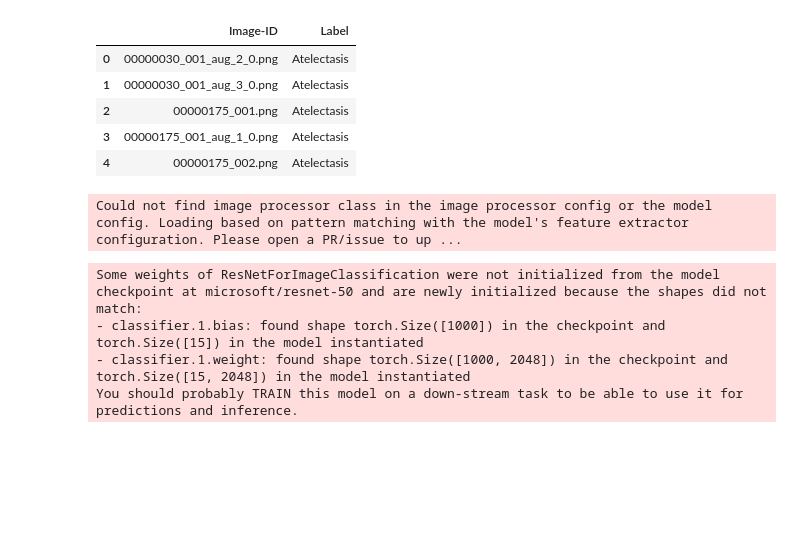
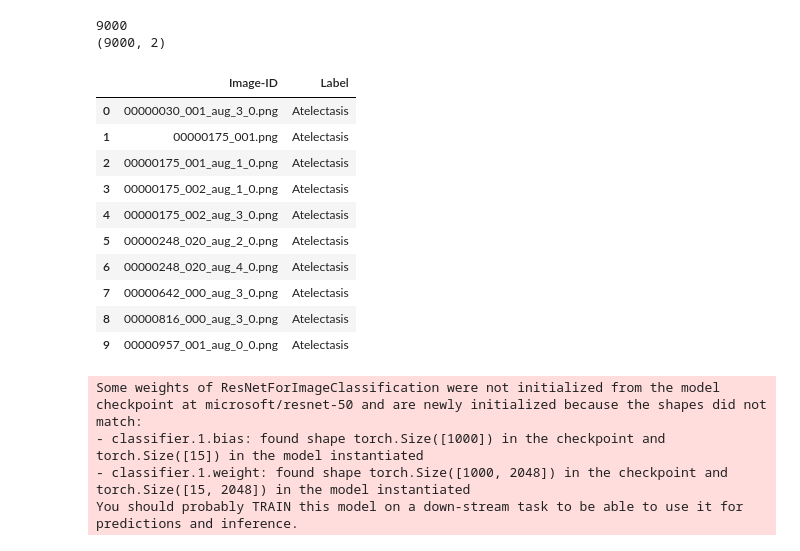
Before and after one commit to Nishk23/Federated_Learning, a Jupyter notebook: multi_classification.ipynb, the cells around one changed output. Saved outputs shown, nothing was run; the diff lists cells and outputs as text; code cells hidden in the pictures; blank space fills up the shorter version.

Commit message:
Updated Classification model

```diff
--- a/multi_classification.ipynb
+++ b/multi_classification.ipynb
@@ -14,20 +17,30 @@ from transformers import AutoImageProcessor, ResNetForImageClassification, Train
 warnings.filterwarnings('ignore')
 # %%
 # Paths
-data_path = 'C:/Users/nithi/Desktop/FAU/Semester-4/Master_Thesis_Federated_Learning/Dataset/sample'
+data_path = 'C:/Users/nithi/Desktop/FAU/Semester-4/Master_Thesis_Federated_Learning/dataset'
 csv_path = os.path.join(data_path, 'chest_image_metadata.csv')
 # %%
 # Load metadata
 metadata = pd.read_csv(csv_path)
 
-metadata.head()
+print(len(metadata))
+print(metadata.shape)
+
+metadata.head(10)
 # %% [output]
+9000
+(9000, 2)
 |  | Image-ID | Label |
-| 0 | 00000030_001_aug_2_0.png | Atelectasis |
-| 1 | 00000030_001_aug_3_0.png | Atelectasis |
-| 2 | 00000175_001.png | Atelectasis |
-| 3 | 00000175_001_aug_1_0.png | Atelectasis |
-| 4 | 00000175_002.png | Atelectasis |
+| 0 | 00000030_001_aug_3_0.png | Atelectasis |
+| 1 | 00000175_001.png | Atelectasis |
+| 2 | 00000175_001_aug_1_0.png | Atelectasis |
+| 3 | 00000175_002_aug_1_0.png | Atelectasis |
+| 4 | 00000175_002_aug_3_0.png | Atelectasis |
+| 5 | 00000248_020_aug_2_0.png | Atelectasis |
+| 6 | 00000248_020_aug_4_0.png | Atelectasis |
+| 7 | 00000642_000_aug_3_0.png | Atelectasis |
+| 8 | 00000816_000_aug_3_0.png | Atelectasis |
+| 9 | 00000957_001_aug_0_0.png | Atelectasis |
 # %%
 # Custom Dataset class
 class PathologyDataset(Dataset):
@@ -57,9 +70,7 @@ classes = ['Hernia', 'Pneumonia', 'Fibrosis', 'Nodule', 'Mass', 'Consolidation',
            'No Finding', 'Cardiomegaly', 'Pneumothorax', 'Pleural_Thickening', 'Infiltration', 'Emphysema']
 # %%
 # Initialize processor
-processor = AutoImageProcessor.from_pretrained("microsoft/resnet-50", force_download=False)
+processor = AutoFeatureExtractor.from_pretrained("microsoft/resnet-50", force_download=False)
-# %% [output]
-Could not find image processor class in the image processor config or the model config. Loading based on pattern matching with the model's feature extractor configuration. Please open a PR/issue to up ...
 # %%
 # Create dataset
 dataset = PathologyDataset(csv_file=csv_path, img_dir=data_path, processor=processor)
```
Also changed, not shown: parts of 9 cells of this notebook.
